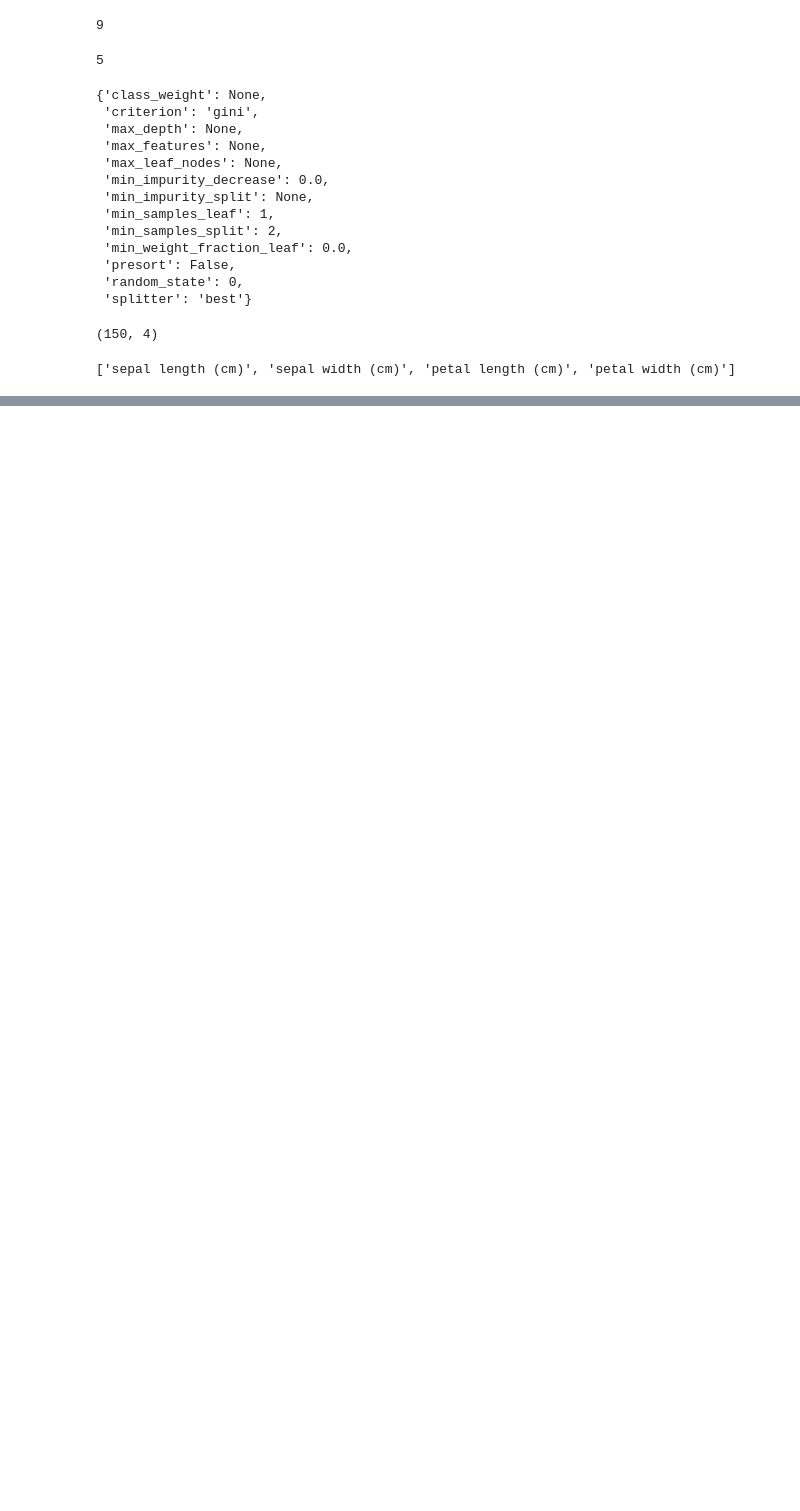
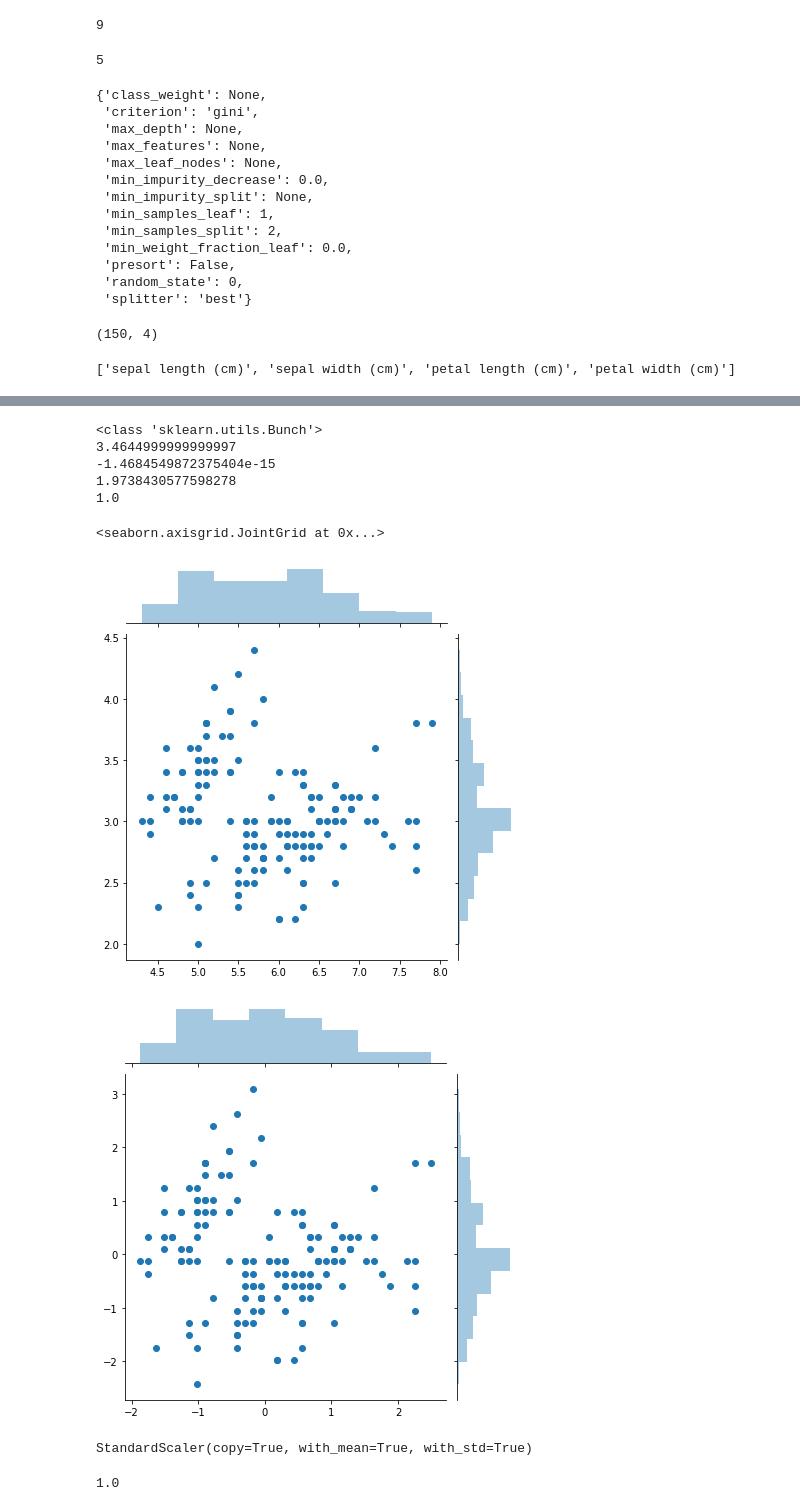
Before and after one commit to choisawyou/learnPython, a Jupyter notebook: 0114 RV.ipynb, the cells around one changed output, grey strips where cells are left out. Cells and saved outputs as stored; diff of their text form; code cells hidden in the pictures; blank space fills up the shorter version.

```diff
--- a/0114 RV.ipynb
+++ b/0114 RV.ipynb
@@ -230,0 +291,46 @@ TREE계열에서 중요한것 :  1시각화 2. 변수중요도 ( DT뻬고)
+# %%
+import seaborn as sns
+
+from sklearn.datasets import load_iris
+
+iris = load_iris()
+print(type(iris))
+
+data1 = iris.data
+
+data2 = scale(iris.data)
+
+print(np.mean(data1))
+print(np.mean(data2))
+
+print(np.std(data1))
+print(np.std(data2))
+
+
+sns.jointplot(data1[:,0],data1[:,1])
+
+sns.jointplot(data2[:,0],data2[:,1])
+# %% [output]
+<class 'sklearn.utils.Bunch'>
+3.4644999999999997
+-1.4684549872375404e-15
+1.9738430577598278
+1.0
+<seaborn.axisgrid.JointGrid at 0x...>
+[figure, added]
+[figure, added]
+# %%
+from sklearn.preprocessing import StandardScaler
+
+scaler = StandardScaler()
+scaler.fit(data1)
+# %% [output]
+StandardScaler(copy=True, with_mean=True, with_std=True)
+# %%
+data2=scaler.transform(data1)
+data1.std()
+
+
+data2.std()
+# %% [output]
+1.0
```
Also changed, not shown: parts of 61 cells of this notebook, 1 other file.
